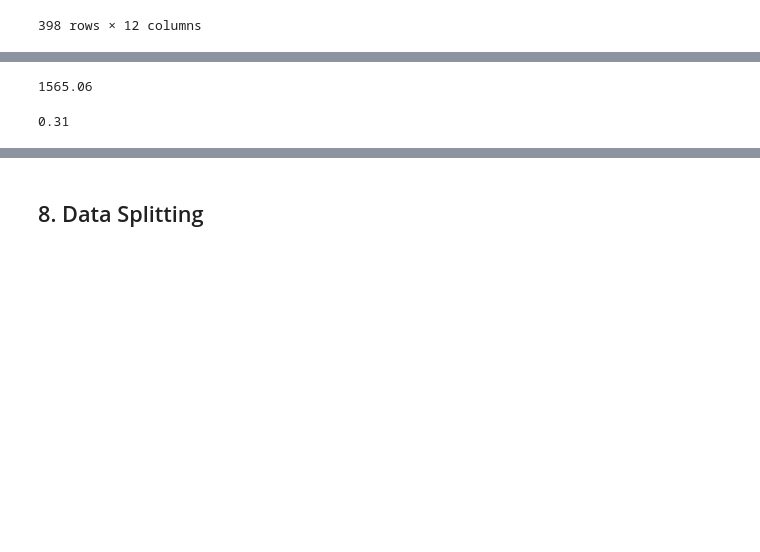
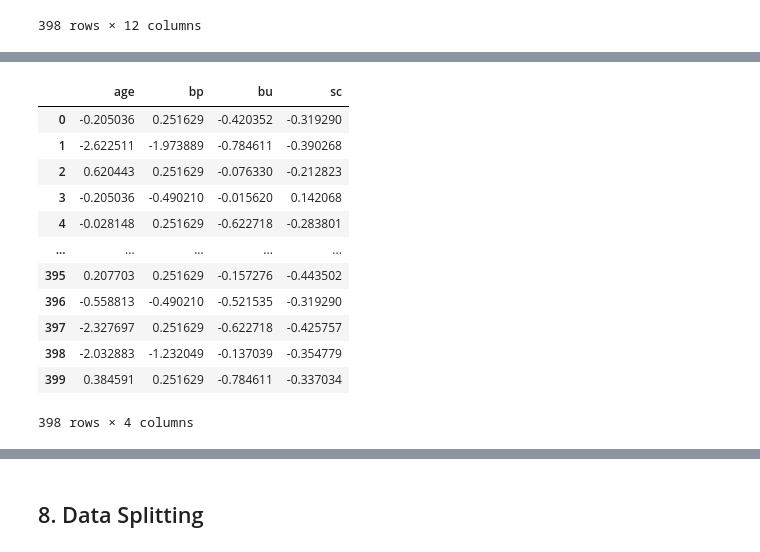
Before and after one commit to huanj164/Assignment_6, a Jupyter notebook: assignment6.ipynb, the cells around one changed output, grey strips where cells are left out. Drawn from its saved outputs; the diff is of its cells as text; code cells hidden in the pictures; blank space fills up the shorter version.

```diff
--- a/assignment6.ipynb
+++ b/assignment6.ipynb
@@ -503,10 +496,18 @@ pd.Series(kmeans.labels_).value_counts()
 Name: count, dtype: int64
-# %%
-round(kmeans.inertia_,2)
-# %% [output]
-1565.06
-# %%
-cluster_labels_km = kmeans.fit_predict(df_x)
-silhouette_score(df_x, cluster_labels_km).round(2)
-# %% [output]
-0.31
+# %%
+scaler_df = df_x[["age", 'bp', 'bu', 'sc']]
+scaler_df
+# %% [output]
+|  | age | bp | bu | sc |
+| 0 | -0.205036 | 0.251629 | -0.420352 | -0.319290 |
+| 1 | -2.622511 | -1.973889 | -0.784611 | -0.390268 |
+| 2 | 0.620443 | 0.251629 | -0.076330 | -0.212823 |
+| 3 | -0.205036 | -0.490210 | -0.015620 | 0.142068 |
+| 4 | -0.028148 | 0.251629 | -0.622718 | -0.283801 |
+| ... | ... | ... | ... | ... |
+| 395 | 0.207703 | 0.251629 | -0.157276 | -0.443502 |
+| 396 | -0.558813 | -0.490210 | -0.521535 | -0.319290 |
+| 397 | -2.327697 | 0.251629 | -0.622718 | -0.425757 |
+| 398 | -2.032883 | -1.232049 | -0.137039 | -0.354779 |
+| 399 | 0.384591 | 0.251629 | -0.784611 | -0.337034 |
+398 rows × 4 columns
```
Also changed, not shown: parts of 43 cells of this notebook.
